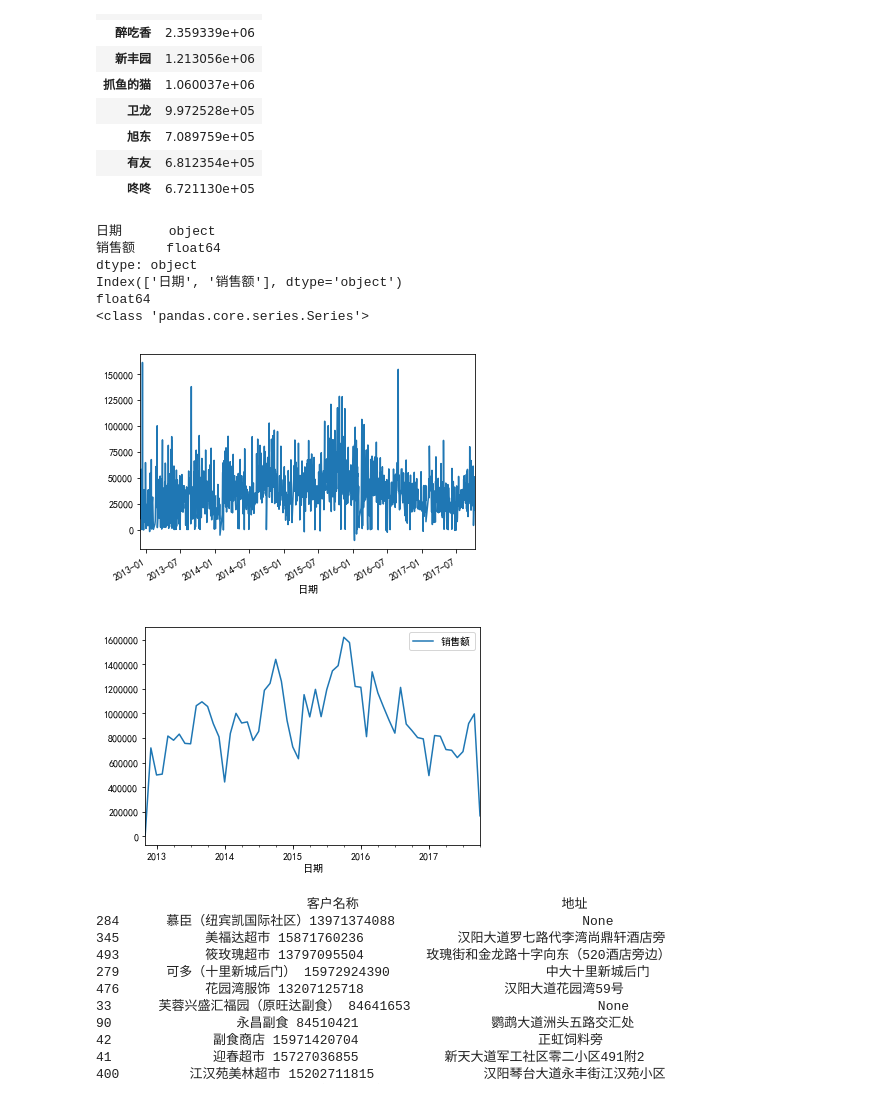
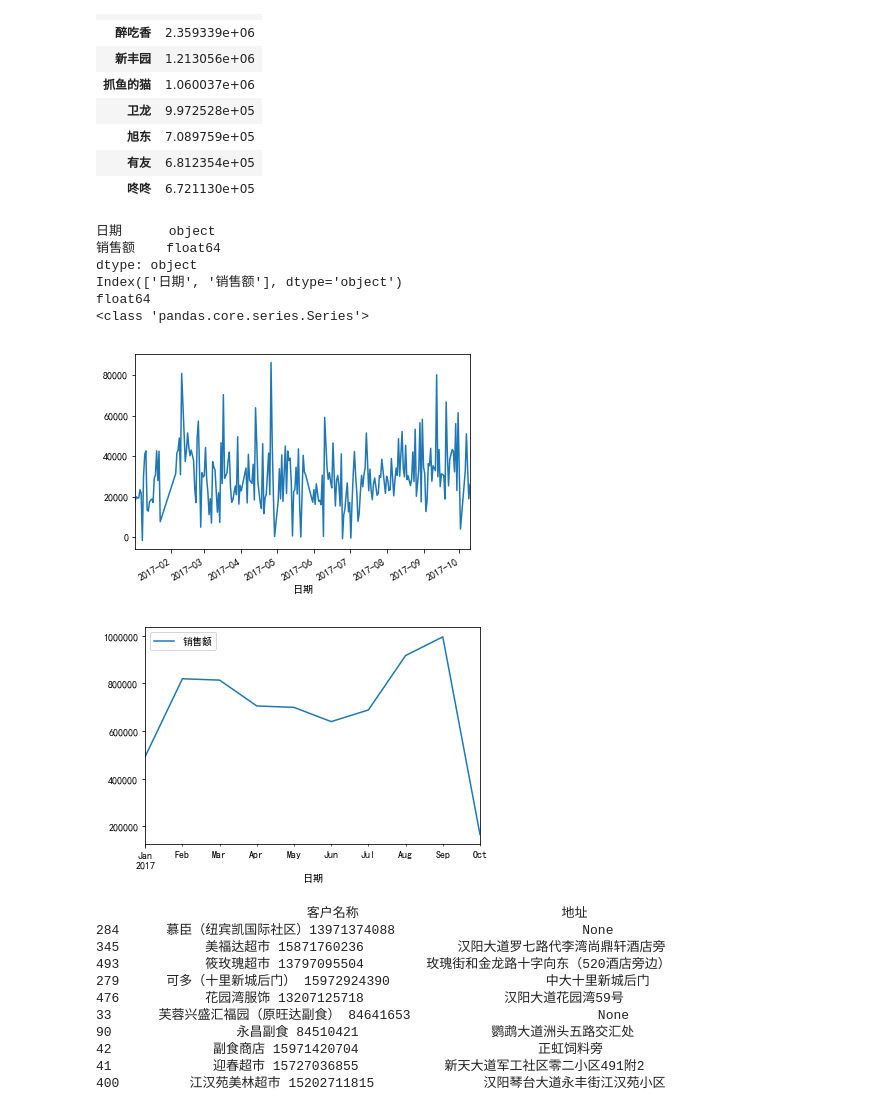
Before and after one commit to heart5/everwork, a Jupyter notebook: chuliyuanshuju.ipynb, the cells around one changed output. Cells and saved outputs as stored; diff of their text form; code cells hidden in the pictures.

```diff
--- a/chuliyuanshuju.ipynb
+++ b/chuliyuanshuju.ipynb
@@ -70,36 +146,36 @@ from imp4nb import *
 # plot中显示中文
 mpl.rcParams['font.sans-serif'] = ['SimHei']
 mpl.rcParams['axes.unicode_minus'] = False
 
 conn = lite.connect('data\\quandan.db')
 cursor = conn.cursor()
 # df = pd.read_sql('select max(日期) as 日期 from xiaoshoumingxi',conn)
 # print(df)
 df = pd.read_sql('select 日期,sum(金额) as 销售额 from xiaoshoumingxi group by 日期', conn)
-# df = df[df.日期 > '2017-01-01']
+df = df[df.日期 > '2017-01-01']
 df.index = pd.to_datetime(df['日期'])
 print(df.dtypes)
 print(df.columns)
 ds = df['销售额']
 print(ds.dtypes)
 print(type(ds))
 # print(ds)
 ds.plot()
 df = df.resample('M').sum()
 df.plot()
 plt.show()
 plt.close()
 
 conn.close()
 # %% [output]
 日期      object
 销售额    float64
 dtype: object
 Index(['日期', '销售额'], dtype='object')
 float64
 <class 'pandas.core.series.Series'>
-[figure, old version]
+[figure, new version]
-[figure, old version]
+[figure, new version]
 # %%
 # 叁拾叁区、叁拾肆区，随机200家客户
 import pandas as pd, sqlite3 as lite, matplotlib.pyplot as plt, numpy as np,calendar
```
Also changed, not shown: parts of 2 cells of this notebook, 1 other file.
